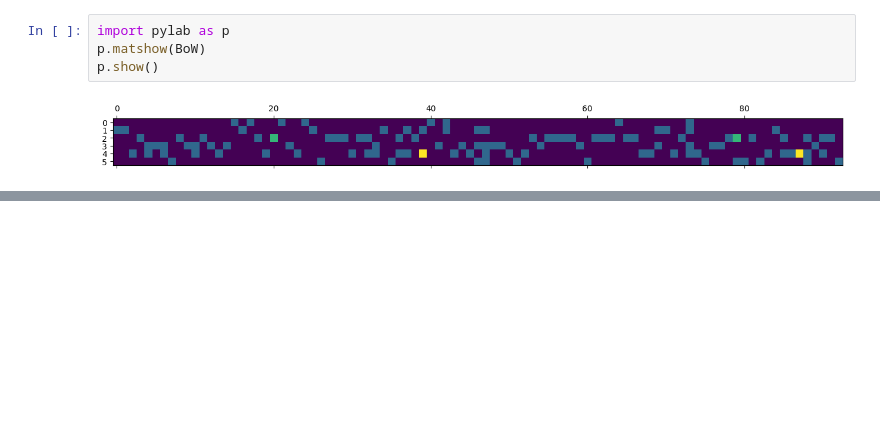
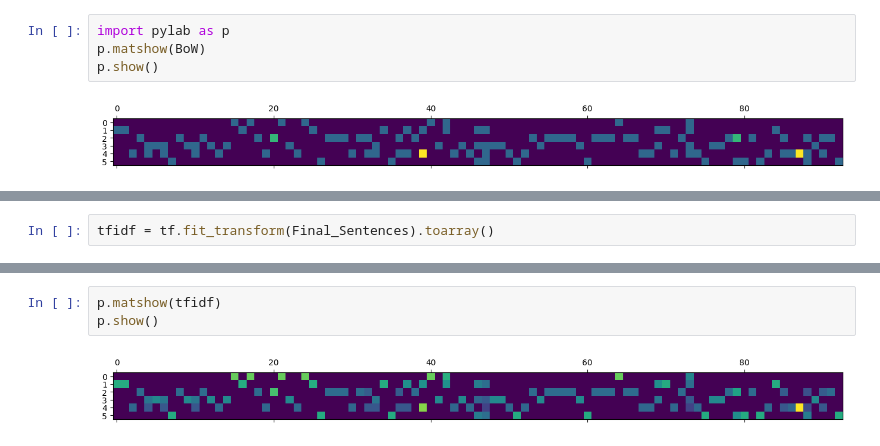
Before and after one commit to Mahdi-Miri/VectorizeWithPython, a Jupyter notebook: Vectorize.ipynb, the cells around one changed output, grey strips where cells are left out. Cells and saved outputs as stored; diff of their text form; blank space fills up the shorter version.

```diff
--- a/Vectorize.ipynb
+++ b/Vectorize.ipynb
@@ -108,0 +113,2 @@ p.show()
+# %%
+tfidf = tf.fit_transform(Final_Sentences).toarray()
@@ -108,0 +135,5 @@ p.show()
+# %%
+p.matshow(tfidf)
+p.show()
+# %% [output]
+[figure, added]
```
Also changed, not shown: parts of 6 cells of this notebook.
